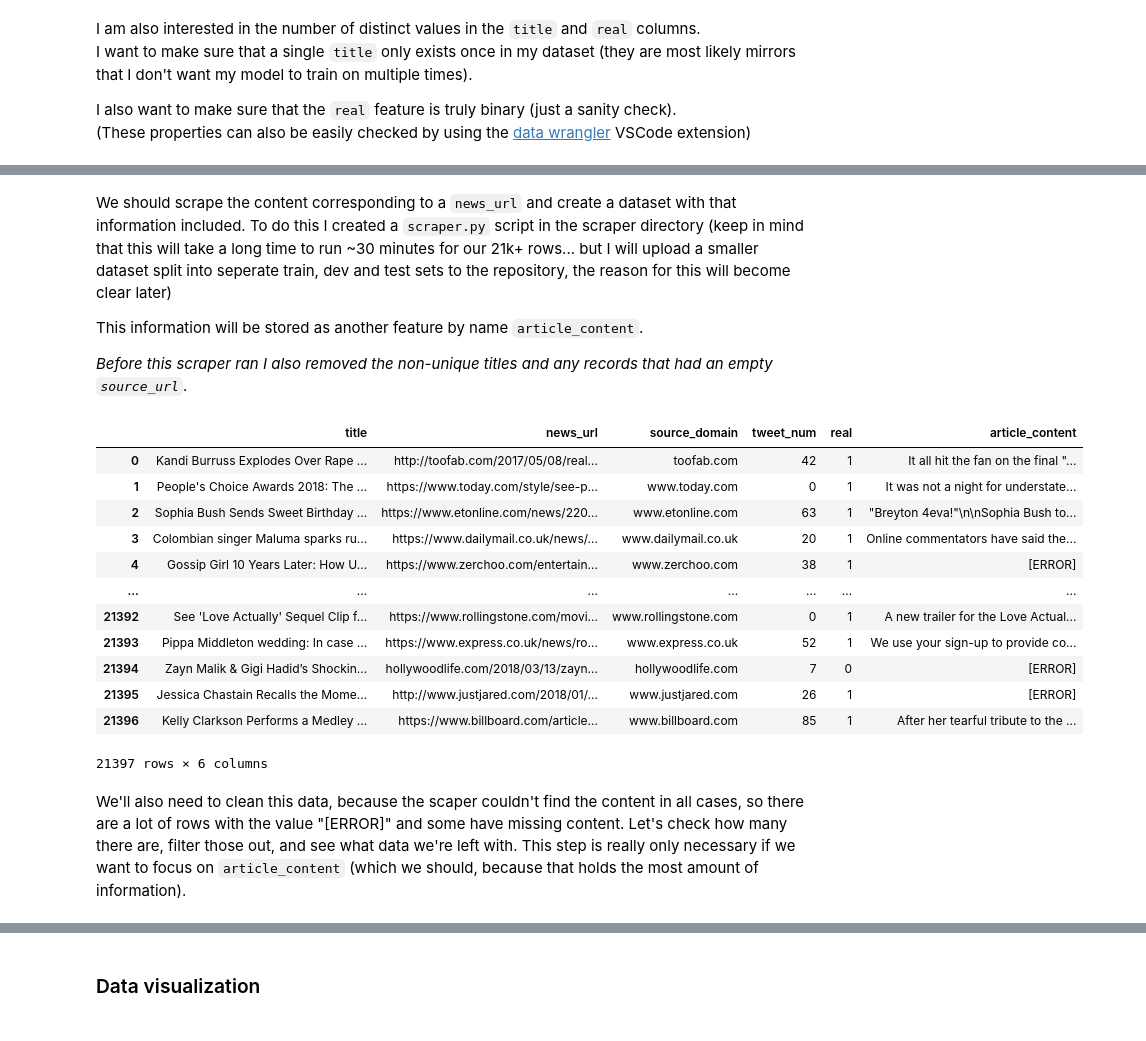
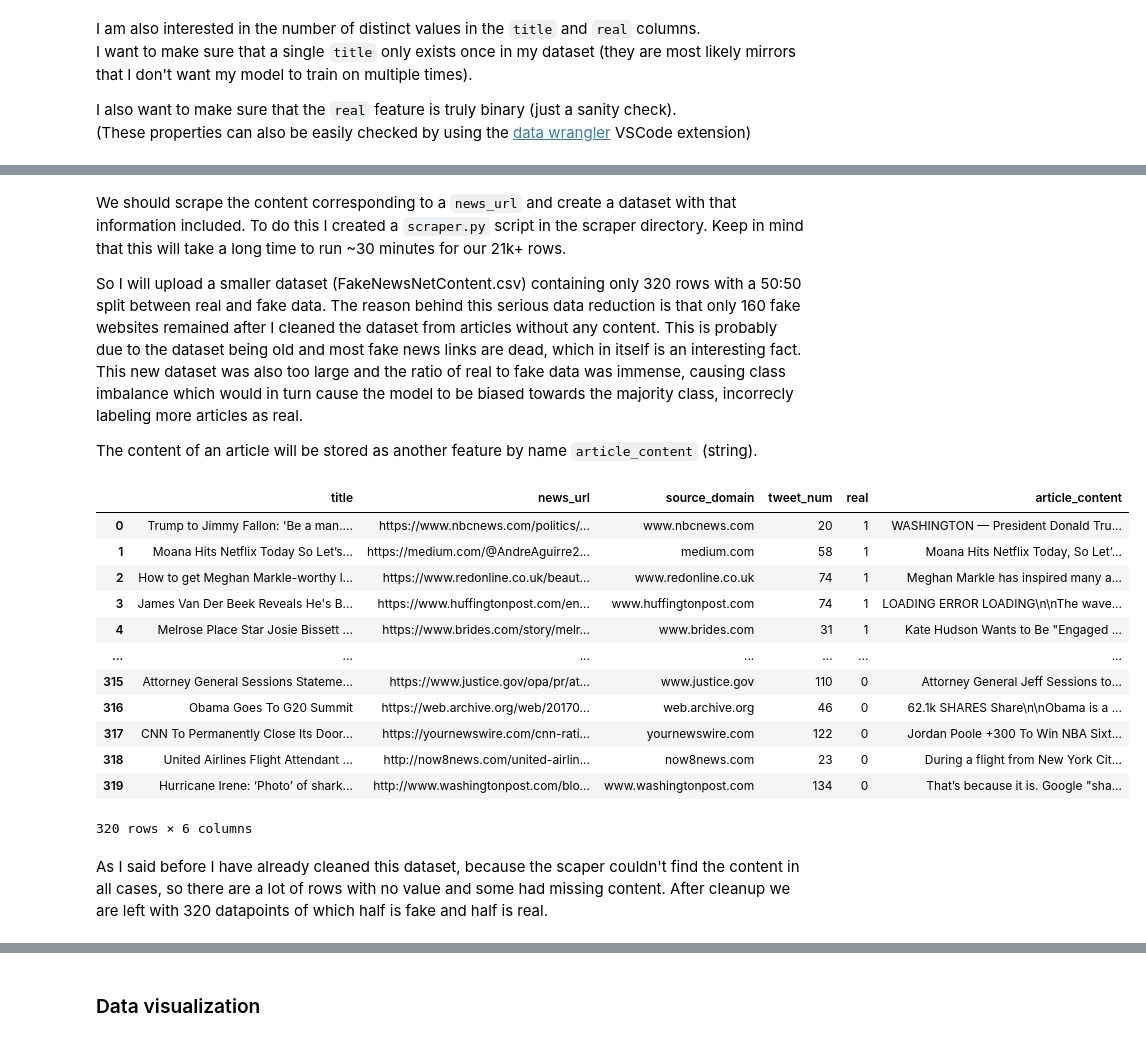
Before and after one commit to nevernorbo/FateML_FakeNews, a Jupyter notebook: fakenews.ipynb, the cells around one changed output, grey strips where cells are left out. Drawn from its saved outputs; the diff is of its cells as text; code cells hidden in the pictures.

```diff
--- a/fakenews.ipynb
+++ b/fakenews.ipynb
@@ -86,27 +101,27 @@ Unique `real` values [1 0]
 # %% [markdown]
-We should scrape the content corresponding to a `news_url` and create a dataset with that information included. To do this I created a `scraper.py` script in the scraper directory (keep in mind that this will take a long time to run ~30 minutes for our 21k+ rows... but I will upload a smaller dataset split into seperate train, dev and test sets to the repository, the reason for this will become clear later)
+We should scrape the content corresponding to a `news_url` and create a dataset with that information included. To do this I created a `scraper.py` script in the scraper directory. Keep in mind that this will take a long time to run ~30 minutes for our 21k+ rows.
 
-This information will be stored as another feature by name `article_content`.
+So I will upload a smaller dataset (FakeNewsNetContent.csv) containing only 320 rows with a 50:50 split between real and fake data. The reason behind this serious data reduction is that only 160 fake websites remained after I cleaned the dataset from articles without any content. This is probably due to the dataset being old and most fake news links are dead, which in itself is an interesting fact. This new dataset was also too large and the ratio of real to fake data was immense, causing class imbalance which would in turn cause the model to be biased towards the majority class, incorrecly labeling more articles as real.
 
-*Before this scraper ran I also removed the non-unique titles and any records that had an empty `source_url`.*
+The content of an article will be stored as another feature by name `article_content` (string).
 # %%
 # Load in our content complete dataset
-dataset = pd.read_csv('./data/FakeNewsNetWithArticleContent.csv')
-dataset
+content_dataset = pd.read_csv('./data/FakeNewsNetContent.csv')
+content_dataset
 # %% [output]
 |  | title | news_url | source_domain | tweet_num | real | article_content |
-| 0 | Kandi Burruss Explodes Over Rape ... | http://toofab.com/2017/05/08/real... | toofab.com | 42 | 1 | It all hit the fan on the final "... |
-| 1 | People's Choice Awards 2018: The ... | https://www.today.com/style/see-p... | www.today.com | 0 | 1 | It was not a night for understate... |
-| 2 | Sophia Bush Sends Sweet Birthday ... | https://www.etonline.com/news/220... | www.etonline.com | 63 | 1 | "Breyton 4eva!"\n\nSophia Bush to... |
-| 3 | Colombian singer Maluma sparks ru... | https://www.dailymail.co.uk/news/... | www.dailymail.co.uk | 20 | 1 | Online commentators have said the... |
-| 4 | Gossip Girl 10 Years Later: How U... | https://www.zerchoo.com/entertain... | www.zerchoo.com | 38 | 1 | [ERROR] |
+| 0 | Trump to Jimmy Fallon: 'Be a man.... | https://www.nbcnews.com/politics/... | www.nbcnews.com | 20 | 1 | WASHINGTON — President Donald Tru... |
+| 1 | Moana Hits Netflix Today So Let’s... | https://medium.com/@AndreAguirre2... | medium.com | 58 | 1 | Moana Hits Netflix Today, So Let’... |
+| 2 | How to get Meghan Markle-worthy l... | https://www.redonline.co.uk/beaut... | www.redonline.co.uk | 74 | 1 | Meghan Markle has inspired many a... |
+| 3 | James Van Der Beek Reveals He's B... | https://www.huffingtonpost.com/en... | www.huffingtonpost.com | 74 | 1 | LOADING ERROR LOADING\n\nThe wave... |
+| 4 | Melrose Place Star Josie Bissett ... | https://www.brides.com/story/melr... | www.brides.com | 31 | 1 | Kate Hudson Wants to Be "Engaged ... |
 | ... | ... | ... | ... | ... | ... | ... |
-| 21392 | See 'Love Actually' Sequel Clip f... | https://www.rollingstone.com/movi... | www.rollingstone.com | 0 | 1 | A new trailer for the Love Actual... |
-| 21393 | Pippa Middleton wedding: In case ... | https://www.express.co.uk/news/ro... | www.express.co.uk | 52 | 1 | We use your sign-up to provide co... |
-| 21394 | Zayn Malik & Gigi Hadid’s Shockin... | hollywoodlife.com/2018/03/13/zayn... | hollywoodlife.com | 7 | 0 | [ERROR] |
-| 21395 | Jessica Chastain Recalls the Mome... | http://www.justjared.com/2018/01/... | www.justjared.com | 26 | 1 | [ERROR] |
-| 21396 | Kelly Clarkson Performs a Medley ... | https://www.billboard.com/article... | www.billboard.com | 85 | 1 | After her tearful tribute to the ... |
+| 315 | Attorney General Sessions Stateme... | https://www.justice.gov/opa/pr/at... | www.justice.gov | 110 | 0 | Attorney General Jeff Sessions to... |
+| 316 | Obama Goes To G20 Summit | https://web.archive.org/web/20170... | web.archive.org | 46 | 0 | 62.1k SHARES Share\n\nObama is a ... |
+| 317 | CNN To Permanently Close Its Door... | https://yournewswire.com/cnn-rati... | yournewswire.com | 122 | 0 | Jordan Poole +300 To Win NBA Sixt... |
+| 318 | United Airlines Flight Attendant ... | http://now8news.com/united-airlin... | now8news.com | 23 | 0 | During a flight from New York Cit... |
+| 319 | Hurricane Irene: ‘Photo’ of shark... | http://www.washingtonpost.com/blo... | www.washingtonpost.com | 134 | 0 | That’s because it is. Google "sha... |
-21397 rows × 6 columns
+320 rows × 6 columns
 # %% [markdown]
-We'll also need to clean this data, because the scaper couldn't find the content in all cases, so there are a lot of rows with the value "[ERROR]" and some have missing content.
-Let's check how many there are, filter those out, and see what data we're left with. This step is really only necessary if we want to focus on `article_content` (which we should, because that holds the most amount of information).
+As I said before I have already cleaned this dataset, because the scaper couldn't find the content in all cases, so there are a lot of rows with no value and some had missing content.
+After cleanup we are left with 320 datapoints of which half is fake and half is real.
```
Also changed, not shown: parts of 55 cells of this notebook, 4 other files.
